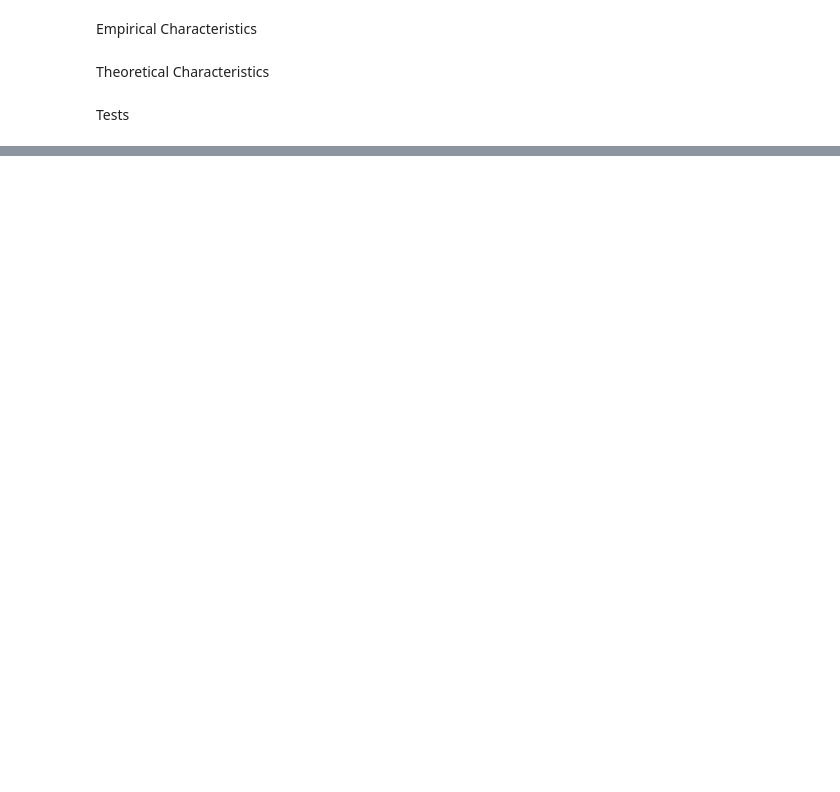
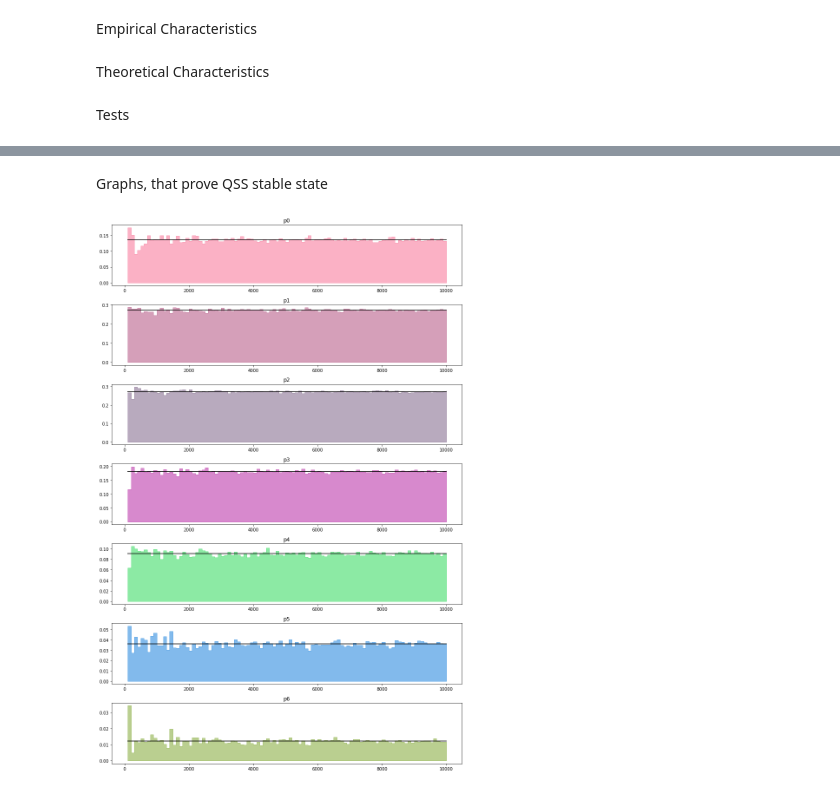
Before and after one commit to MarsRool/MMoD, a Jupyter notebook: lab2/lab2.ipynb, the cells around one changed output, grey strips where cells are left out. Drawn from its saved outputs; the diff is of its cells as text; code cells hidden in the pictures; blank space fills up the shorter version.

```diff
--- a/lab2/lab2.ipynb
+++ b/lab2/lab2.ipynb
@@ -264,0 +267,27 @@ Xi-квадрат: 0.016109899861745436
+# %% [markdown]
+Graphs, that prove QSS stable state
+# %%
+def plot_stabilization_process(n, m, lambd, mu, v, test_time_max=10000, count_measurements=100):
+    times = [i * count_measurements for i in range(1, int(test_time_max / count_measurements + 1))]
+    p_count = n + m + 1
+    p_list = [[] for _ in range(p_count)]
+    p_theoretical = []
+    for time in times:
+        theoretical_characteristics, empirical_characteristics = simulate(n, m, lambd, mu, v, time)
+        for i in range(p_count):
+            p_list[i].append(empirical_characteristics[0][i])
+        if len(p_theoretical) == 0:
+            p_theoretical = theoretical_characteristics[0]
+
+    fig, axes_list = plt.subplots(ncols=1, nrows=p_count, figsize=(12, 18),
+                                    gridspec_kw={'height_ratios': [1 for _ in range(p_count)], 'width_ratios': [1]})
+
+    for i in range(p_count):
+        axes_list[i].set_title(f'p{i}')
+        axes_list[i].plot(times, [p_theoretical[i]]*len(times), '-k')
+        axes_list[i].fill_between(times, y1=p_list[i], color=(np.random.random(), np.random.random(), np.random.random()), step='post', alpha=0.5)
+    fig.tight_layout()
+# %%
+plot_stabilization_process(n = 3, m = 3, lambd = 2, mu = 1, v = 1)
+# %% [output]
+[figure, added]
```
Also changed, not shown: parts of 6 cells of this notebook.
